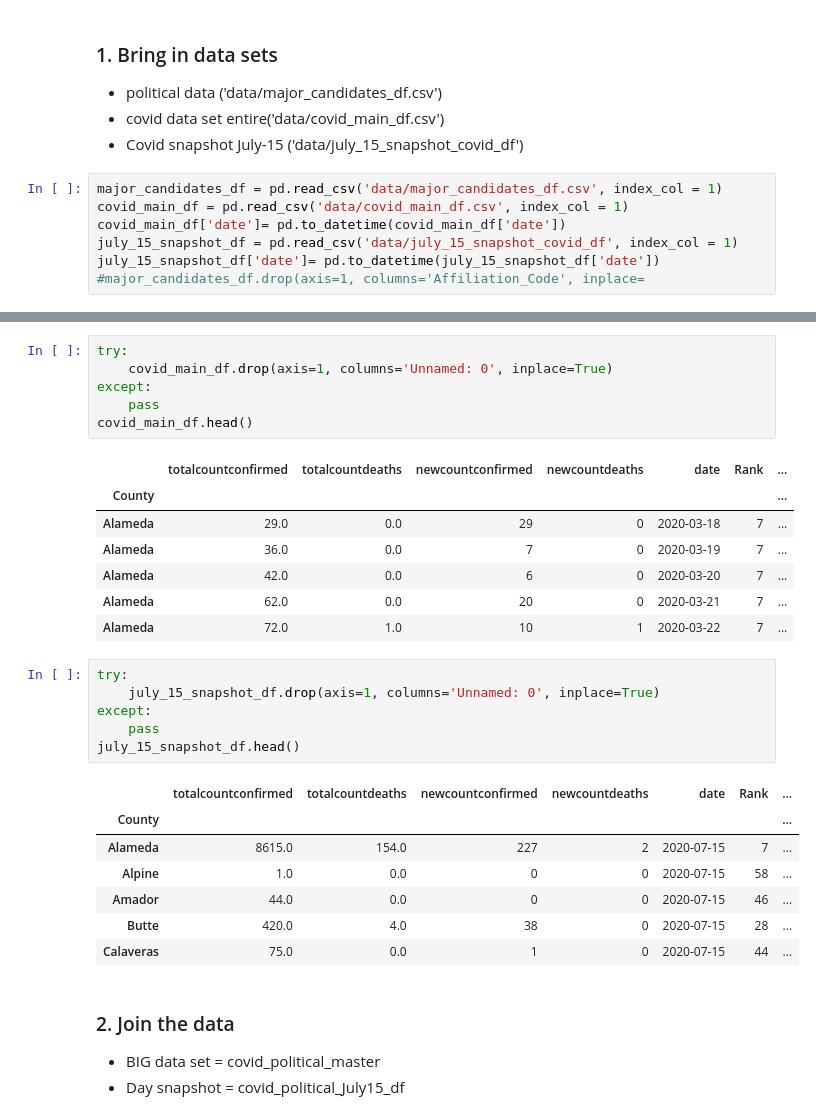
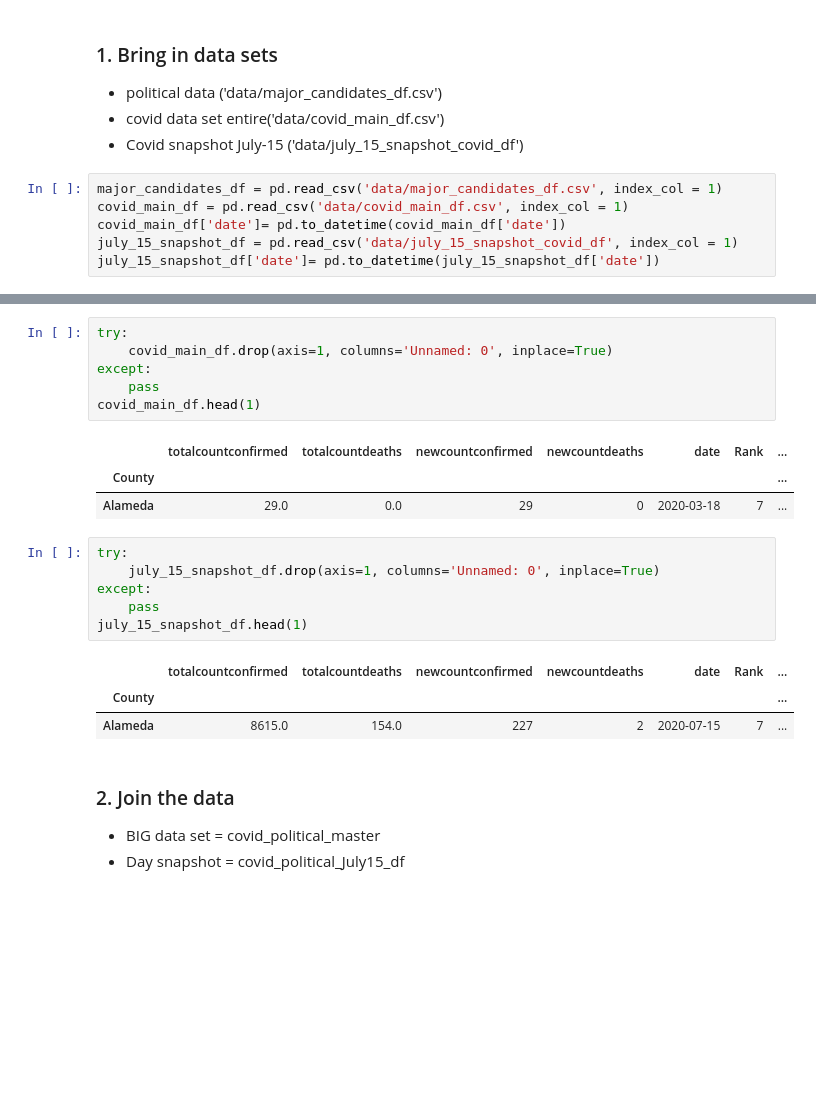
Before and after one commit to MegansColorado/Capstone_1, a Jupyter notebook: Covid_Political_Data.ipynb, the cells around one changed output, grey strips where cells are left out. Cells and saved outputs as stored; diff of their text form; blank space fills up the shorter version.

Commit message:
added a few things to main notebook

```diff
--- a/Covid_Political_Data.ipynb
+++ b/Covid_Political_Data.ipynb
@@ -26,7 +26,6 @@ covid_main_df = pd.read_csv('data/covid_main_df.csv', index_col = 1)
 covid_main_df['date']= pd.to_datetime(covid_main_df['date'])
 july_15_snapshot_df = pd.read_csv('data/july_15_snapshot_covid_df', index_col = 1)
 july_15_snapshot_df['date']= pd.to_datetime(july_15_snapshot_df['date'])
-#major_candidates_df.drop(axis=1, columns='Affiliation_Code', inplace=
 # %%
 try:
     major_candidates_df.drop(axis=1, columns='Unnamed: 0', inplace=True)
@@ -42,29 +41,21 @@ try:
     covid_main_df.drop(axis=1, columns='Unnamed: 0', inplace=True)
 except:
     pass
-covid_main_df.head()
+covid_main_df.head(1)
 # %% [output]
 |  | totalcountconfirmed | totalcountdeaths | newcountconfirmed | newcountdeaths | date | Rank | ... |
 | County |  |  |  |  |  |  | ... |
 | Alameda | 29.0 | 0.0 | 29 | 0 | 2020-03-18 | 7 | ... |
-| Alameda | 36.0 | 0.0 | 7 | 0 | 2020-03-19 | 7 | ... |
-| Alameda | 42.0 | 0.0 | 6 | 0 | 2020-03-20 | 7 | ... |
-| Alameda | 62.0 | 0.0 | 20 | 0 | 2020-03-21 | 7 | ... |
-| Alameda | 72.0 | 1.0 | 10 | 1 | 2020-03-22 | 7 | ... |
 # %%
 try:
     july_15_snapshot_df.drop(axis=1, columns='Unnamed: 0', inplace=True)
 except:
     pass
-july_15_snapshot_df.head()
+july_15_snapshot_df.head(1)
 # %% [output]
 |  | totalcountconfirmed | totalcountdeaths | newcountconfirmed | newcountdeaths | date | Rank | ... |
 | County |  |  |  |  |  |  | ... |
 | Alameda | 8615.0 | 154.0 | 227 | 2 | 2020-07-15 | 7 | ... |
-| Alpine | 1.0 | 0.0 | 0 | 0 | 2020-07-15 | 58 | ... |
-| Amador | 44.0 | 0.0 | 0 | 0 | 2020-07-15 | 46 | ... |
-| Butte | 420.0 | 4.0 | 38 | 0 | 2020-07-15 | 28 | ... |
-| Calaveras | 75.0 | 0.0 | 1 | 0 | 2020-07-15 | 44 | ... |
 # %% [markdown]
 ### 2. Join the data
 * BIG data set = covid_political_master
```
Also changed, not shown: parts of 9 cells of this notebook, 2 other files.
